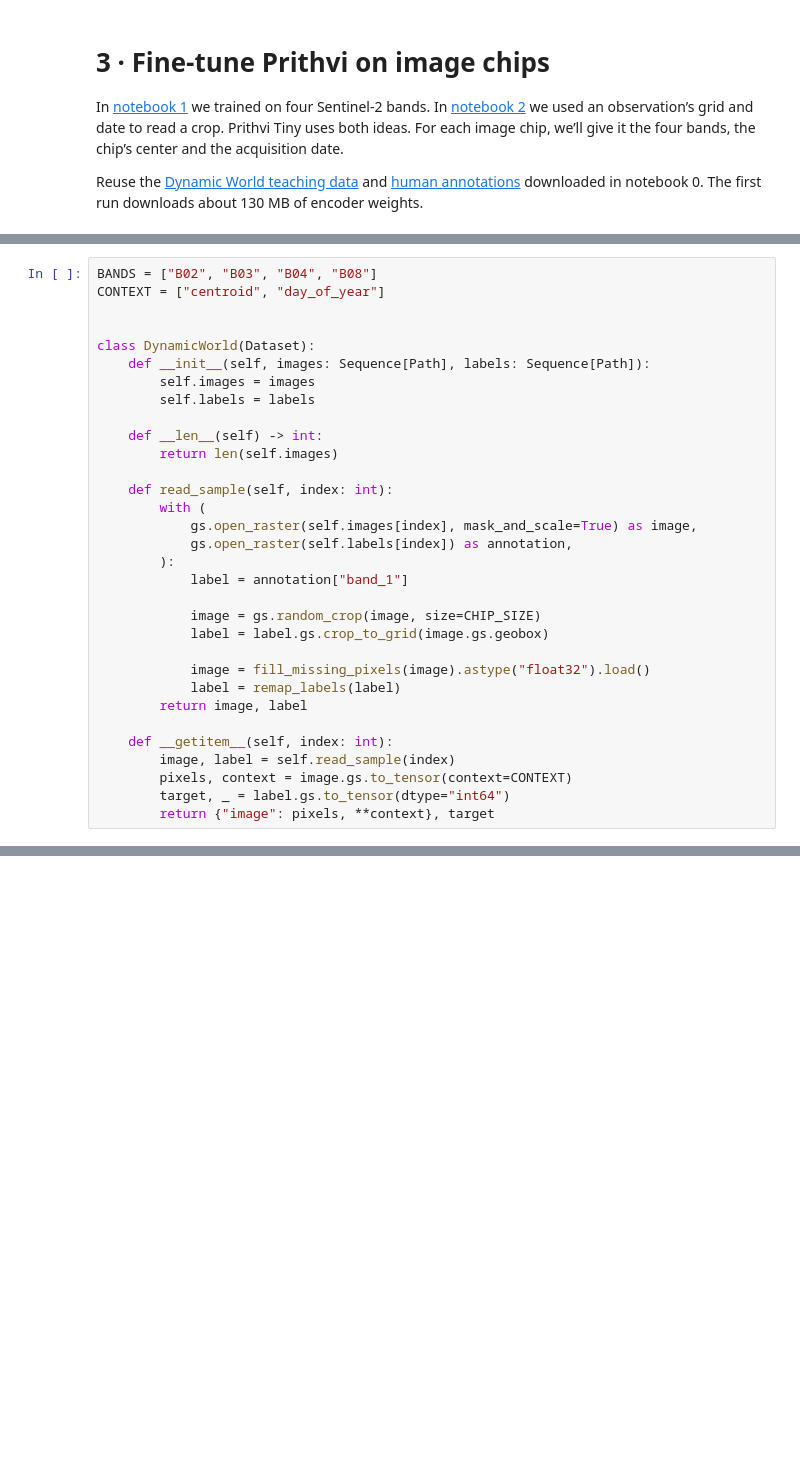
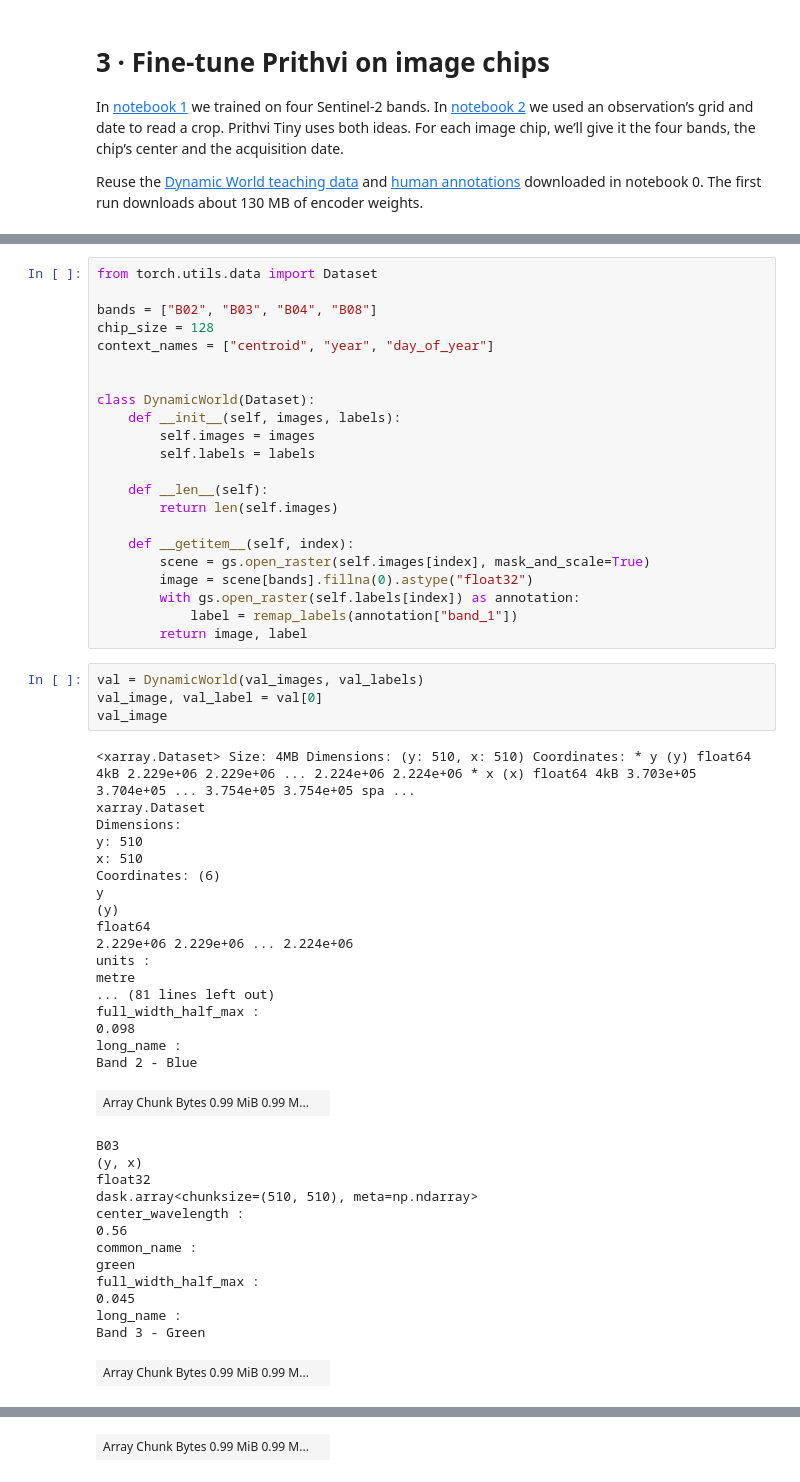
Before and after one commit to weedkat/geosave, a Jupyter notebook: examples/03_inputs.ipynb, the cells around one changed output, grey strips where cells are left out. Cells and saved outputs as stored; diff of their text form; blank space fills up the shorter version.

```diff
--- a/examples/03_inputs.ipynb
+++ b/examples/03_inputs.ipynb
@@ -92,32 +70,58 @@ One training index selects an image and its mask. Each visit to that index draws
 # %%
-BANDS = ["B02", "B03", "B04", "B08"]
-CONTEXT = ["centroid", "day_of_year"]
+from torch.utils.data import Dataset
+
+bands = ["B02", "B03", "B04", "B08"]
+chip_size = 128
+context_names = ["centroid", "year", "day_of_year"]
 
 
 class DynamicWorld(Dataset):
-    def __init__(self, images: Sequence[Path], labels: Sequence[Path]):
+    def __init__(self, images, labels):
         self.images = images
         self.labels = labels
 
-    def __len__(self) -> int:
+    def __len__(self):
         return len(self.images)
 
-    def read_sample(self, index: int):
-        with (
-            gs.open_raster(self.images[index], mask_and_scale=True) as image,
-            gs.open_raster(self.labels[index]) as annotation,
-        ):
-            label = annotation["band_1"]
-
-            image = gs.random_crop(image, size=CHIP_SIZE)
-            label = label.gs.crop_to_grid(image.gs.geobox)
-
-            image = fill_missing_pixels(image).astype("float32").load()
-            label = remap_labels(label)
+    def __getitem__(self, index):
+        scene = gs.open_raster(self.images[index], mask_and_scale=True)
+        image = scene[bands].fillna(0).astype("float32")
+        with gs.open_raster(self.labels[index]) as annotation:
+            label = remap_labels(annotation["band_1"])
         return image, label
-
-    def __getitem__(self, index: int):
-        image, label = self.read_sample(index)
-        pixels, context = image.gs.to_tensor(context=CONTEXT)
-        target, _ = label.gs.to_tensor(dtype="int64")
-        return {"image": pixels, **context}, target
+# %%
+val = DynamicWorld(val_images, val_labels)
+val_image, val_label = val[0]
+val_image
+# %% [output]
+<xarray.Dataset> Size: 4MB Dimensions: (y: 510, x: 510) Coordinates: * y (y) float64 4kB 2.229e+06 2.229e+06 ... 2.224e+06 2.224e+06 * x (x) float64 4kB 3.703e+05 3.704e+05 ... 3.754e+05 3.754e+05 spa ...
+xarray.Dataset
+Dimensions:
+y: 510
+x: 510
+Coordinates: (6)
+y
+(y)
+float64
+2.229e+06 2.229e+06 ... 2.224e+06
+units :
+metre
+... (81 lines left out)
+full_width_half_max :
+0.098
+long_name :
+Band 2 - Blue
+| Array Chunk Bytes 0.99 MiB 0.99 M... |  |
+B03
+(y, x)
+float32
+dask.array<chunksize=(510, 510), meta=np.ndarray>
+center_wavelength :
+0.56
+common_name :
+green
+full_width_half_max :
+0.045
+long_name :
+Band 3 - Green
+| Array Chunk Bytes 0.99 MiB 0.99 M... |  |
@@ -123,0 +140 @@ class DynamicWorld(Dataset):
+| Array Chunk Bytes 0.99 MiB 0.99 M... |  |
```
Also changed, not shown: parts of 34 cells of this notebook, 57 other files.
